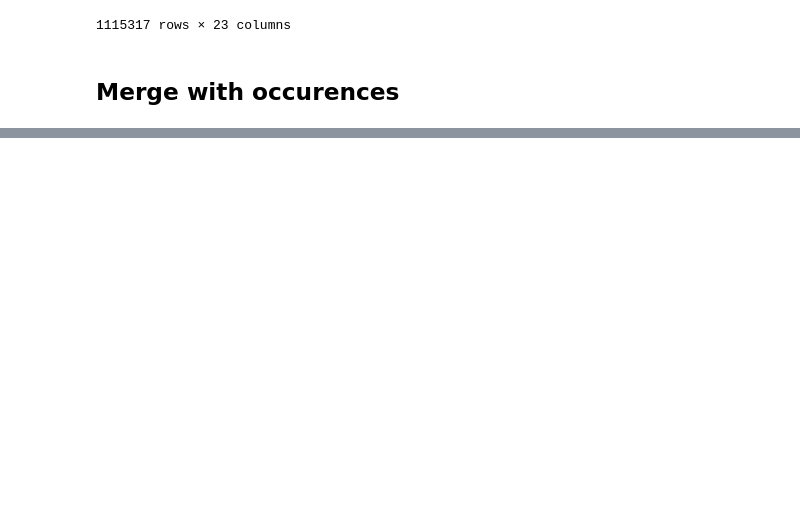
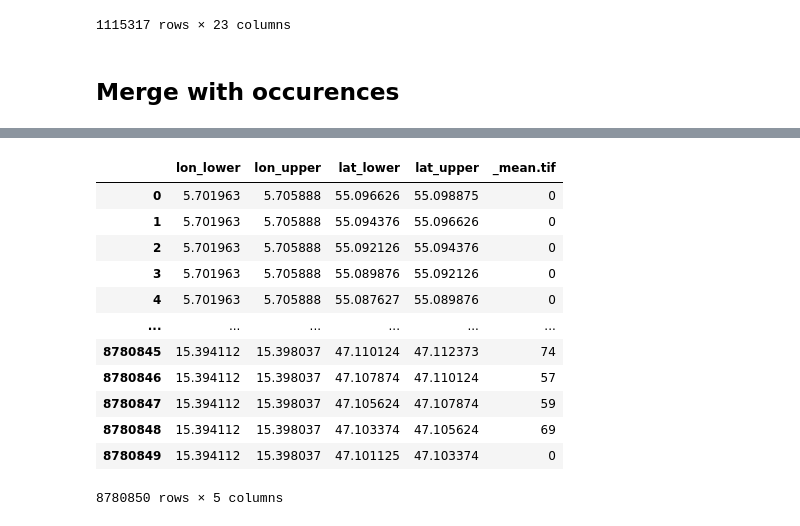
Before and after one commit to TmtStss/biodiversipy, a Jupyter notebook: notebooks/get_worldclim_MVK.ipynb, the cells around one changed output, grey strips where cells are left out. Cells and saved outputs as stored; diff of their text form; code cells hidden in the pictures; blank space fills up the shorter version.

```diff
--- a/notebooks/get_worldclim_MVK.ipynb
+++ b/notebooks/get_worldclim_MVK.ipynb
@@ -212,0 +218,18 @@ df_all.to_csv('../raw_data/occurences_worldclim.csv')
+# %%
+occurrences = pd.read_csv('../raw_data/gbif/occurences_1k.csv')
+vars_ = pd.read_csv('../raw_data/output/features/soilgrid_tiffs_germany.csv')
+vars_
+# %% [output]
+|  | lon_lower | lon_upper | lat_lower | lat_upper | _mean.tif |
+| 0 | 5.701963 | 5.705888 | 55.096626 | 55.098875 | 0 |
+| 1 | 5.701963 | 5.705888 | 55.094376 | 55.096626 | 0 |
+| 2 | 5.701963 | 5.705888 | 55.092126 | 55.094376 | 0 |
+| 3 | 5.701963 | 5.705888 | 55.089876 | 55.092126 | 0 |
+| 4 | 5.701963 | 5.705888 | 55.087627 | 55.089876 | 0 |
+| ... | ... | ... | ... | ... | ... |
+| 8780845 | 15.394112 | 15.398037 | 47.110124 | 47.112373 | 74 |
+| 8780846 | 15.394112 | 15.398037 | 47.107874 | 47.110124 | 57 |
+| 8780847 | 15.394112 | 15.398037 | 47.105624 | 47.107874 | 59 |
+| 8780848 | 15.394112 | 15.398037 | 47.103374 | 47.105624 | 69 |
+| 8780849 | 15.394112 | 15.398037 | 47.101125 | 47.103374 | 0 |
+8780850 rows × 5 columns
```
Also changed, not shown: parts of 8 cells of this notebook, 3 other files.
